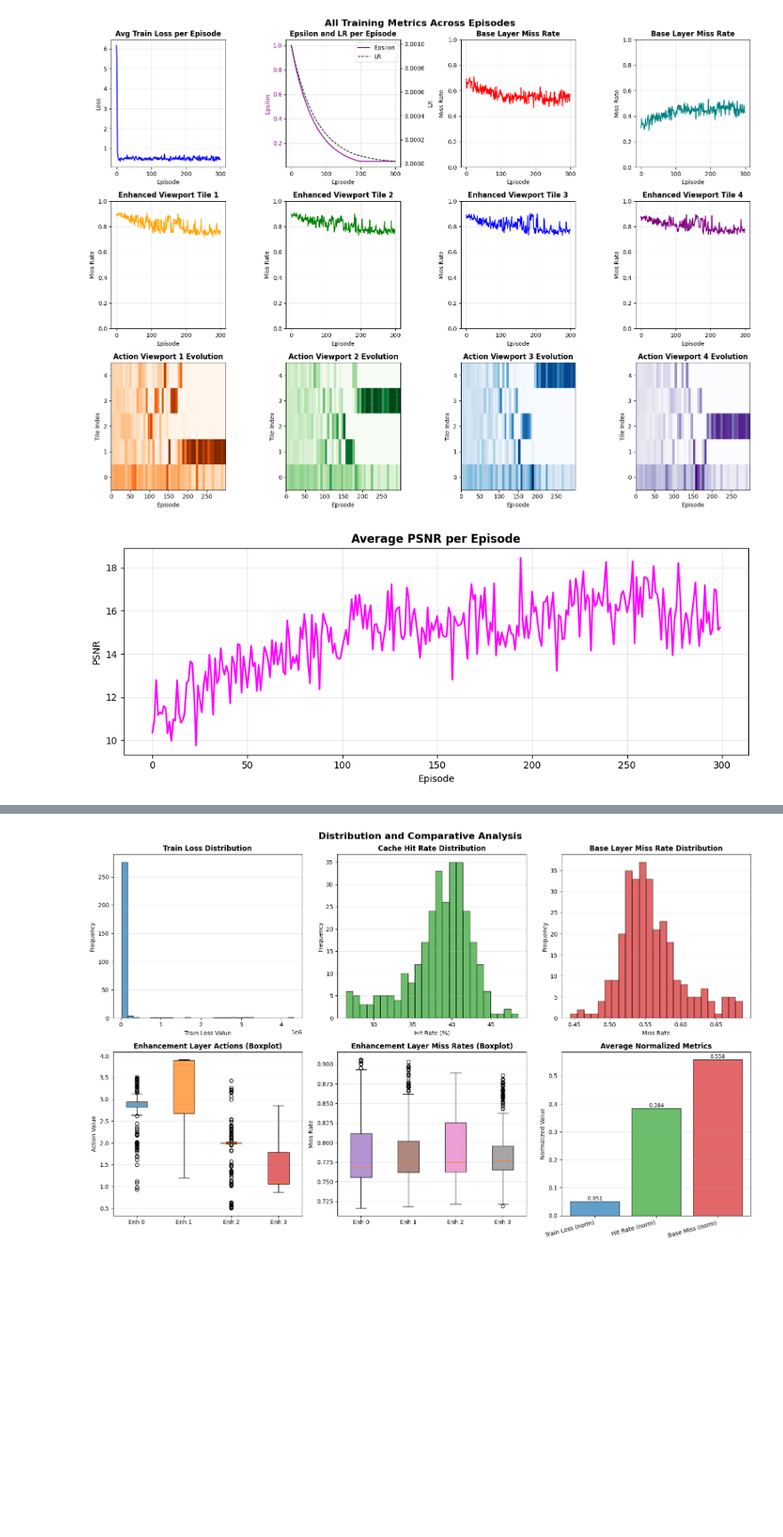
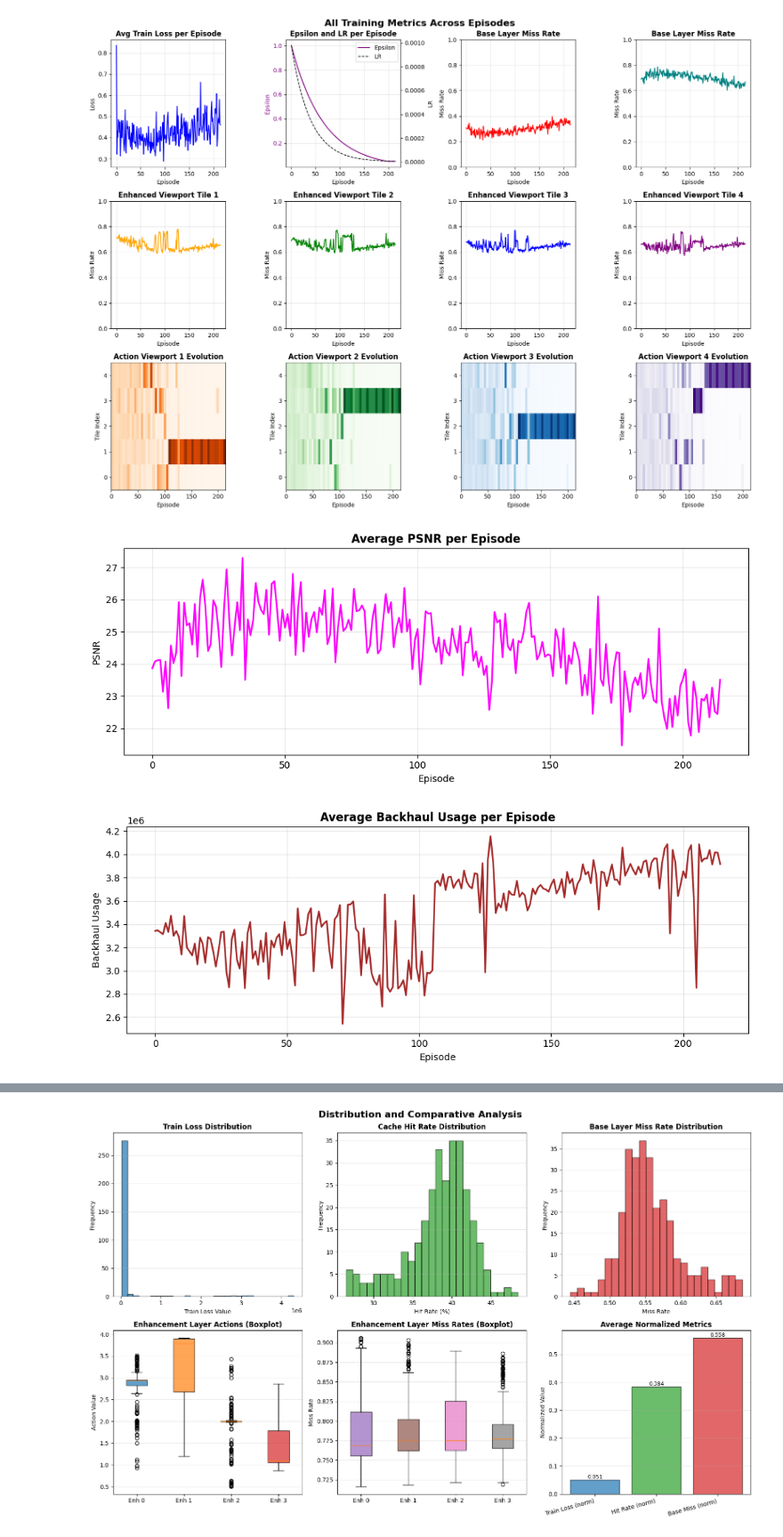
Before and after one commit to es25591/CacheVideoPredict360, a Jupyter notebook: Sources/ResultAnalysis.ipynb, the cells around one changed output, grey strips where cells are left out. Shown at 89% size. Saved outputs shown, nothing was run; the diff lists cells and outputs as text; code cells hidden in the pictures; blank space fills up the shorter version.

```diff
--- a/Sources/ResultAnalysis.ipynb
+++ b/Sources/ResultAnalysis.ipynb
@@ -7,7 +7,7 @@ import pandas as pd
 import matplotlib.pyplot as plt
 # %%
 
-path_foulder = "C:/Users/es25591/Workspace/CacheVideoPredict360/Results/" + "2026-03-03_12-46/"
+path_foulder = "C:/Users/es25591/Workspace/CacheVideoPredict360/Results/" + "2026-03-04_14-07/"
 # path_foulder = "/home/eduardo/Workspace/CacheVideoPredict360/Results/meeting_02_27/" + "2026-02-27_07-26/"
 
 pattern = re.compile(r"^debug_ep(\d+)\.json$")
@@ -121,7 +121,7 @@ episodes = df['episode_index'].values
 
 # 1. Train Loss Average
 ax = axes[0, 0]
-avg_train_loss = get_avg_per_episode('train_loss')
+avg_train_loss = get_avg_per_episode('train_loss_base')
 ax.plot(episodes, avg_train_loss, color='blue', linewidth=1.5)
 ax.set_title('Avg Train Loss per Episode', fontweight='bold')
 ax.set_xlabel('Episode')
@@ -130,7 +130,7 @@ ax.grid(True, alpha=0.3)
 
 # 2. Epsilon and LR (exploration + learning rate)
 ax = axes[0, 1]
-avg_epsilon = get_avg_per_episode('epsilon')
+avg_epsilon = get_avg_per_episode('epsilon_base')
 avg_lr = get_avg_per_episode('lr')
 line_eps, = ax.plot(episodes, avg_epsilon, color='purple', linewidth=1.5, label='Epsilon')
 ax.set_title('Epsilon and LR per Episode', fontweight='bold')
@@ -234,32 +234,62 @@ def get_psnr_avg_per_episode():
     if 'psnr_avg' in df.columns:
         return get_avg_per_episode('psnr_avg')
     if 'reward_layer_0' in df.columns and 'reward_layer_1' in df.columns:
         r0 = get_avg_per_episode('reward_layer_0')
         r1 = get_avg_per_episode('reward_layer_1')
         return [a + b for a, b in zip(r0, r1)]
     return None
 
 psnr_avg = get_psnr_avg_per_episode()
 
 fig_psnr, ax_psnr = plt.subplots(figsize=(10, 4))
 if psnr_avg is None:
     ax_psnr.text(0.5, 0.5, 'No PSNR-related columns found in DataFrame', ha='center', va='center', transform=ax_psnr.transAxes)
     ax_psnr.set_title('Average PSNR per Episode', fontweight='bold')
     ax_psnr.set_xlabel('Episode')
     ax_psnr.set_ylabel('PSNR')
     ax_psnr.grid(True, alpha=0.3)
 else:
     ax_psnr.plot(episodes, psnr_avg, color='magenta', linewidth=1.8)
     ax_psnr.set_title('Average PSNR per Episode', fontweight='bold')
     ax_psnr.set_xlabel('Episode')
     ax_psnr.set_ylabel('PSNR')
     ax_psnr.grid(True, alpha=0.3)
 
 plt.tight_layout()
 plt.show()
 
+# ----------------------------------------------------------------
+# Extra chart: Average backhaul usage per episode
+# ----------------------------------------------------------------
+def get_backhaul_avg_per_episode():
+    if 'backhaul_usage' in df.columns:
+        return get_avg_per_episode('backhaul_usage')
+    if 'backhaul' in df.columns:
+        return get_avg_per_episode('backhaul')
+    return None
+
+backhaul_avg = get_backhaul_avg_per_episode()
+
+fig_bh, ax_bh = plt.subplots(figsize=(10, 4))
+if backhaul_avg is None:
+    ax_bh.text(0.5, 0.5, 'No backhaul_usage/backhaul column found in DataFrame', ha='center', va='center', transform=ax_bh.transAxes)
+    ax_bh.set_title('Average Backhaul Usage per Episode', fontweight='bold')
+    ax_bh.set_xlabel('Episode')
+    ax_bh.set_ylabel('Backhaul Usage')
+    ax_bh.grid(True, alpha=0.3)
+else:
+    ax_bh.plot(episodes, backhaul_avg, color='brown', linewidth=1.8)
+    ax_bh.set_title('Average Backhaul Usage per Episode', fontweight='bold')
+    ax_bh.set_xlabel('Episode')
+    ax_bh.set_ylabel('Backhaul Usage')
+    ax_bh.grid(True, alpha=0.3)
+
+plt.tight_layout()
+plt.show()
+
 print(f"Total episodes: {len(episodes)}")
 print(f"Data contains metrics for: base layer + 4 enhancement layers")
 # %% [output]
-[figure, old version]
+[figure, new version]
-[figure, old version]
+[figure, new version]
+[figure, added]
```
Also changed, not shown: parts of 3 cells of this notebook, 8 other files.
